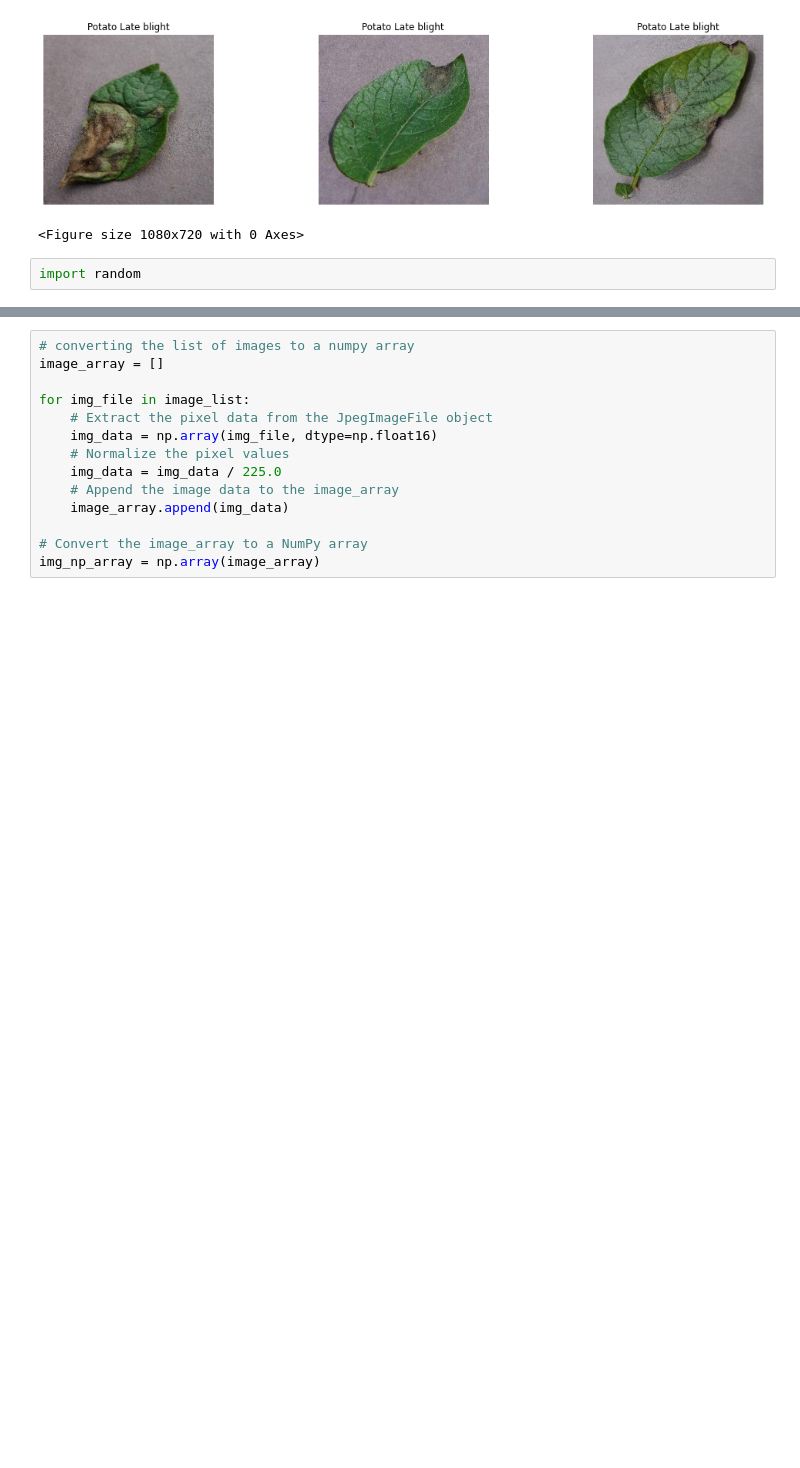
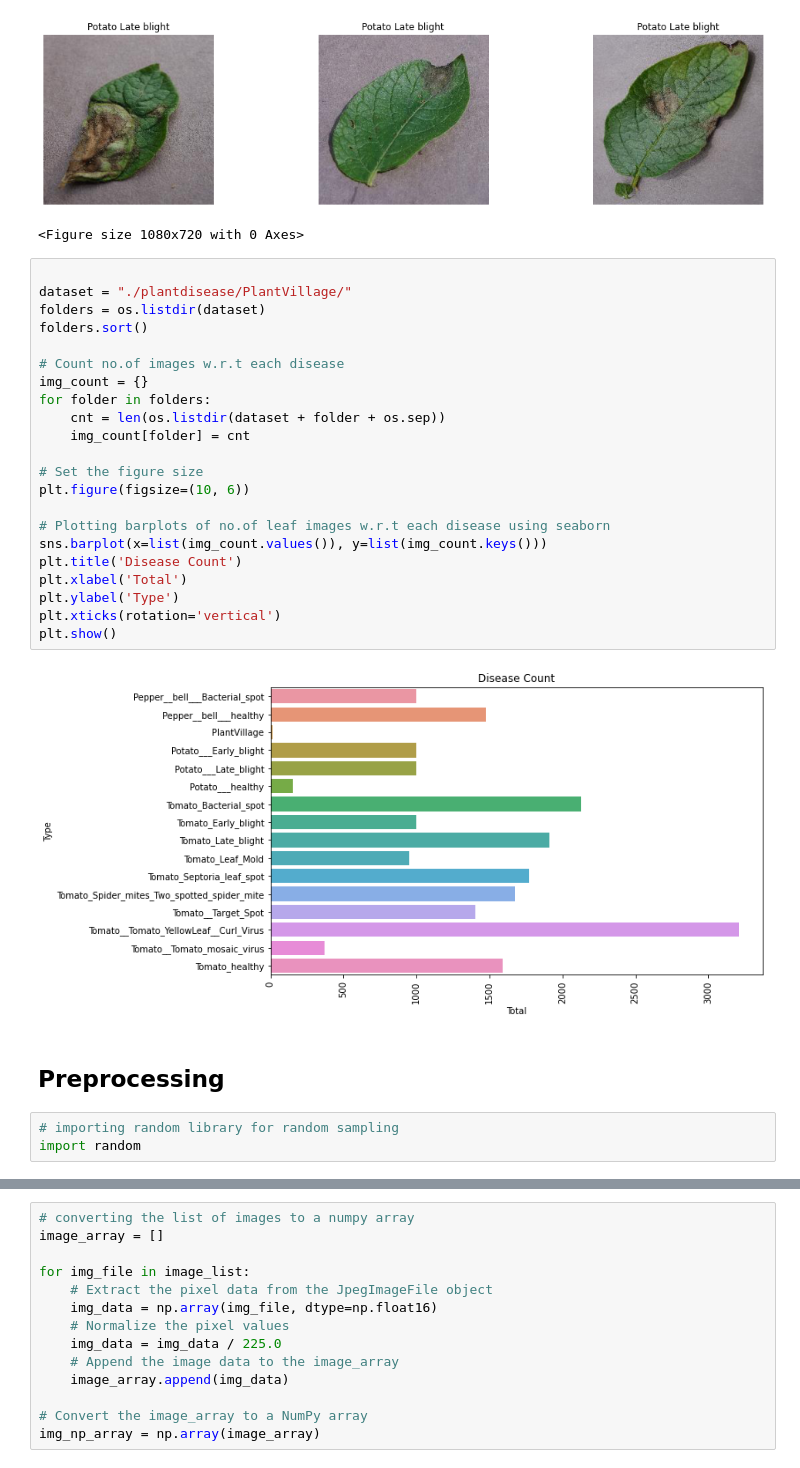
Before and after one commit to Cheruiyot890/PlantDiseasePredictor, a Jupyter notebook: Notebook.ipynb, the cells around one changed output, grey strips where cells are left out. Drawn from its saved outputs; the diff is of its cells as text; blank space fills up the shorter version.

```diff
--- a/Notebook.ipynb
+++ b/Notebook.ipynb
@@ -263,8 +271,35 @@ plot_images_in_rows(potato_dir, potato_path, items_per_row)
 Sample images of Potato Late blight
 [figure]
 <Figure size 1080x720 with 0 Axes>
-# %%
-import random
+# %%
+
+dataset = "./plantdisease/PlantVillage/"
+folders = os.listdir(dataset)
+folders.sort()
+
+# Count no.of images w.r.t each disease
+img_count = {}
+for folder in folders:
+    cnt = len(os.listdir(dataset + folder + os.sep))
+    img_count[folder] = cnt
+
+# Set the figure size
+plt.figure(figsize=(10, 6))
+
+# Plotting barplots of no.of leaf images w.r.t each disease using seaborn
+sns.barplot(x=list(img_count.values()), y=list(img_count.keys()))
+plt.title('Disease Count')
+plt.xlabel('Total')
+plt.ylabel('Type')
+plt.xticks(rotation='vertical')
+plt.show()
+# %% [output]
+[figure, added]
+# %% [markdown]
+## Preprocessing
+# %%
+# importing random library for random sampling
+import random
 # %%
 train_normal = os.listdir('plantdisease/PlantVillage/Pepper__bell___Bacterial_spot')
 labels = ['pepper']
```
Also changed, not shown: parts of 11 cells of this notebook.
